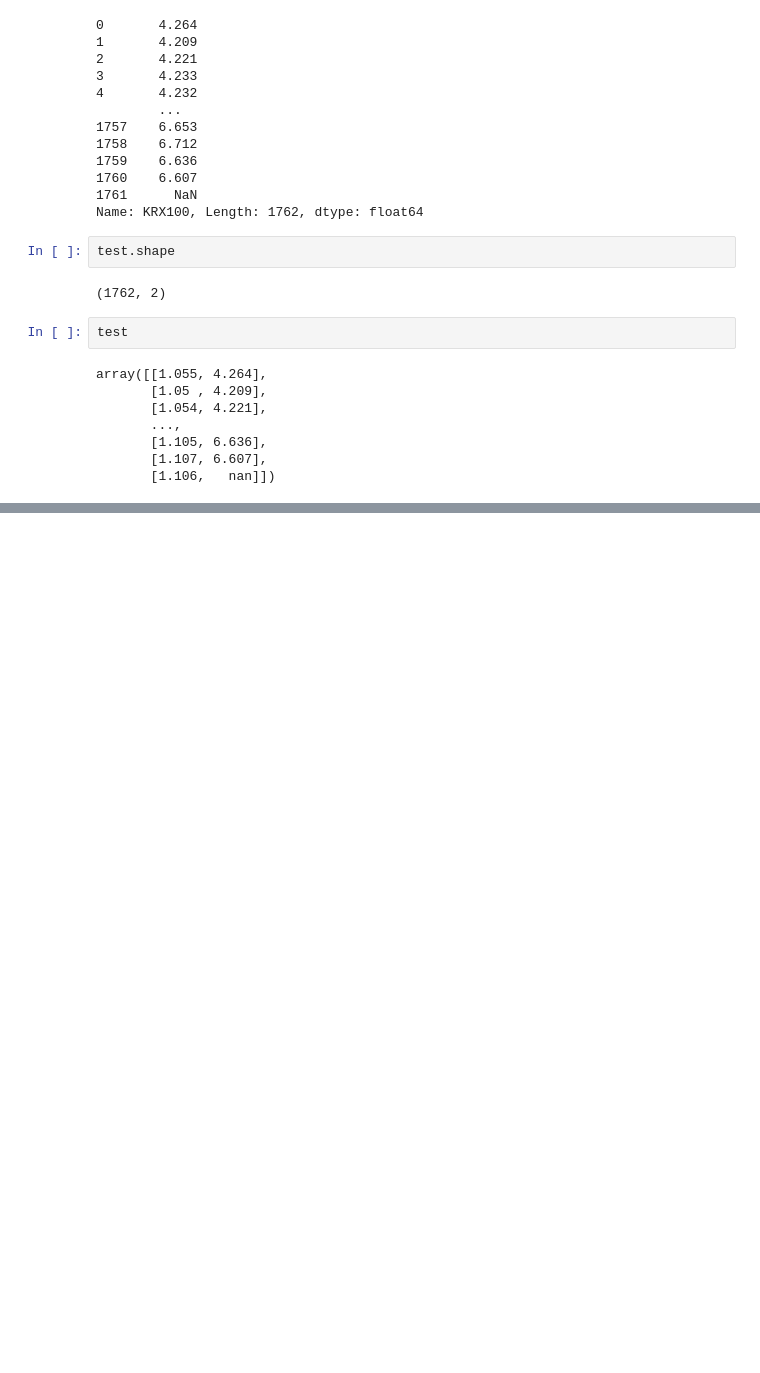
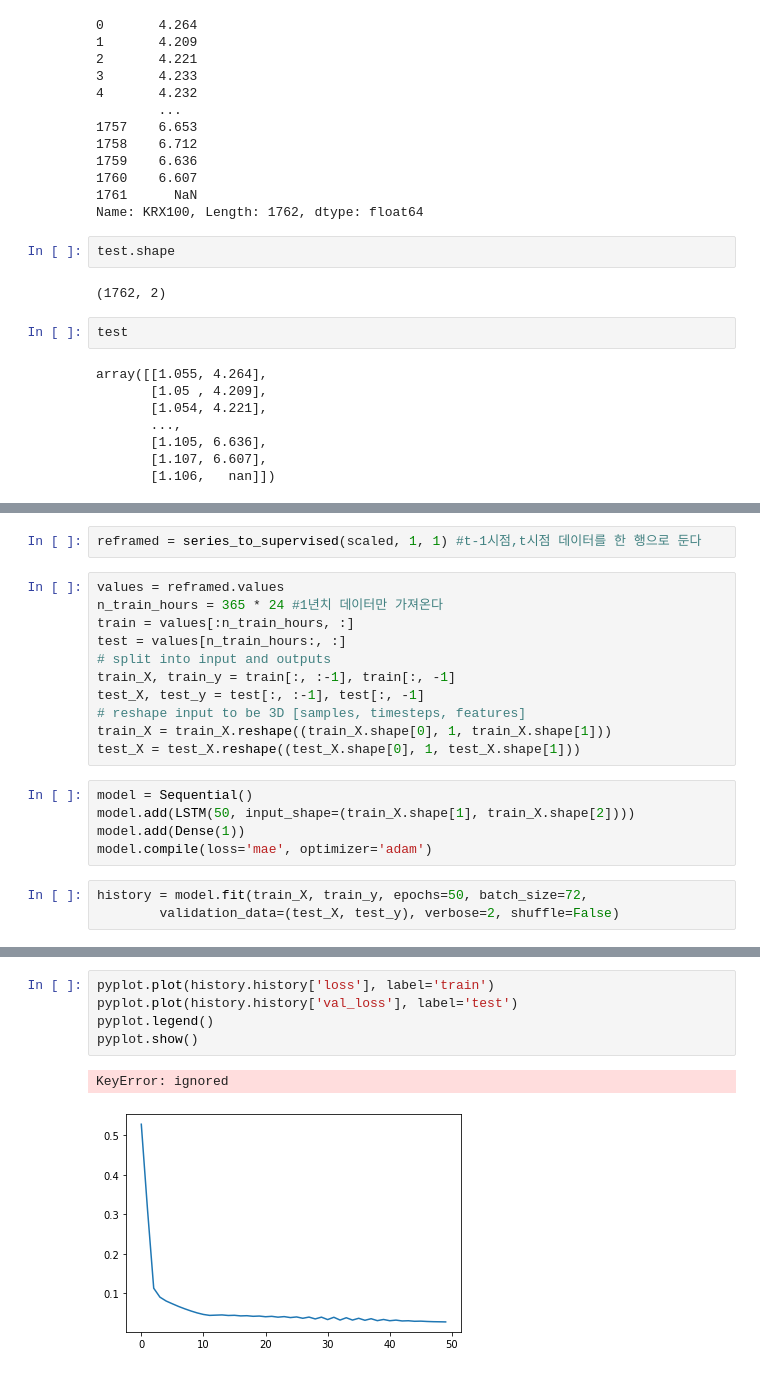
Before and after one commit to ggwnsghgg/Exchange_rate_prediction_Project, a Jupyter notebook: 다변량_LSTM_테스트.ipynb, the cells around one changed output, grey strips where cells are left out. Drawn from its saved outputs; the diff is of its cells as text; blank space fills up the shorter version.

```diff
--- a/다변량_LSTM_테스트.ipynb
+++ b/다변량_LSTM_테스트.ipynb
@@ -97,0 +126,21 @@ array([[1.055, 4.264],
+# %%
+reframed = series_to_supervised(scaled, 1, 1) #t-1시점,t시점 데이터를 한 행으로 둔다
+# %%
+values = reframed.values
+n_train_hours = 365 * 24 #1년치 데이터만 가져온다
+train = values[:n_train_hours, :]
+test = values[n_train_hours:, :]
+# split into input and outputs
+train_X, train_y = train[:, :-1], train[:, -1]
+test_X, test_y = test[:, :-1], test[:, -1]
+# reshape input to be 3D [samples, timesteps, features]
+train_X = train_X.reshape((train_X.shape[0], 1, train_X.shape[1]))
+test_X = test_X.reshape((test_X.shape[0], 1, test_X.shape[1]))
+# %%
+model = Sequential()
+model.add(LSTM(50, input_shape=(train_X.shape[1], train_X.shape[2])))
+model.add(Dense(1))
+model.compile(loss='mae', optimizer='adam')
+# %%
+history = model.fit(train_X, train_y, epochs=50, batch_size=72,
+        validation_data=(test_X, test_y), verbose=2, shuffle=False)
@@ -97,0 +165,8 @@ array([[1.055, 4.264],
+# %%
+pyplot.plot(history.history['loss'], label='train')
+pyplot.plot(history.history['val_loss'], label='test')
+pyplot.legend()
+pyplot.show()
+# %% [output]
+KeyError: ignored
+[figure, added]
```
Also changed, not shown: parts of 17 cells of this notebook.
